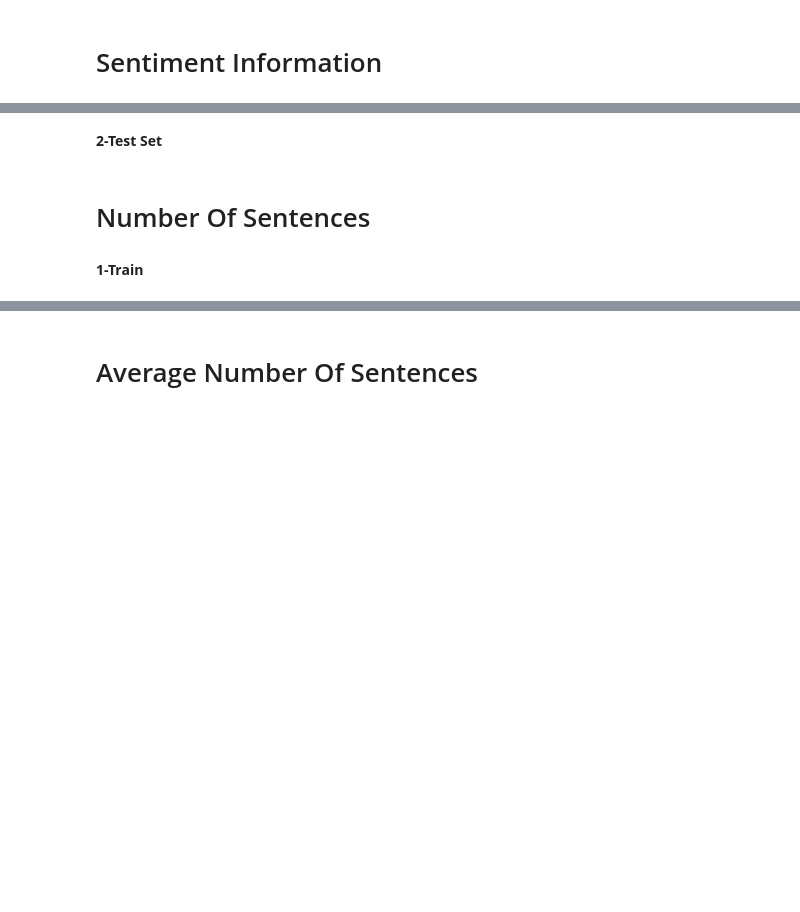
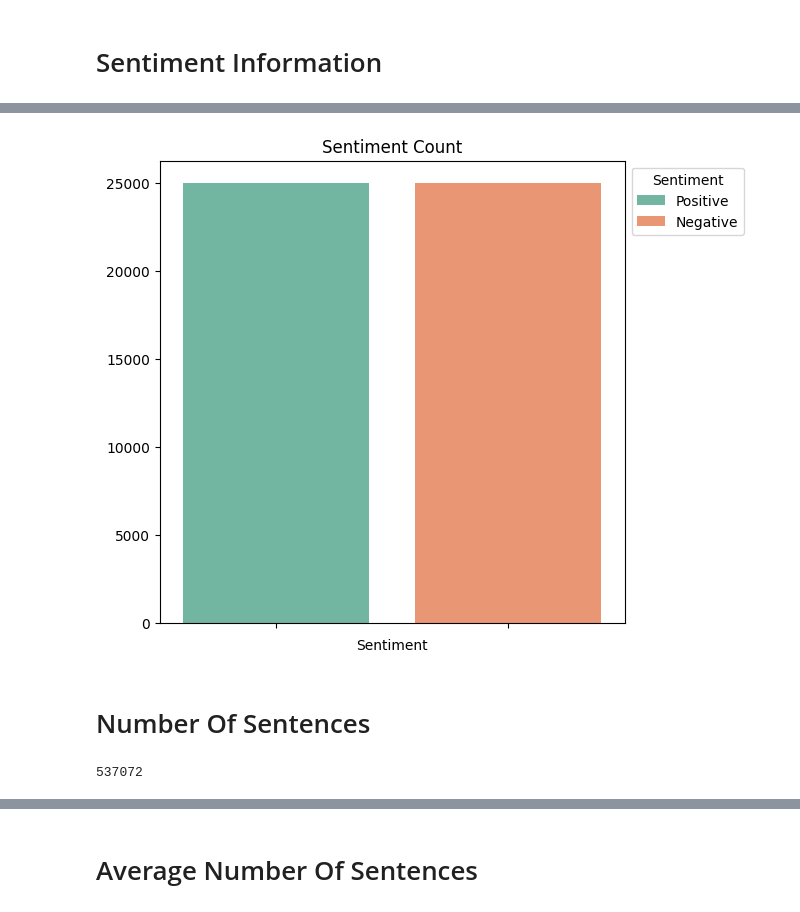
Before and after one commit to Osamah-Anmar-Sami/Sentiment-Analysis, a Jupyter notebook: English Sentiment Analysis/English Sentiment Analysis.ipynb, the cells around one changed output, grey strips where cells are left out. Cells and saved outputs as stored; diff of their text form; code cells hidden in the pictures; blank space fills up the shorter version.

```diff
--- a/English Sentiment Analysis/English Sentiment Analysis.ipynb
+++ b/English Sentiment Analysis/English Sentiment Analysis.ipynb
@@ -80,4 +96,4 @@ sentiment_percentage(Train, 'Sentiment', (6, 6))
 # %%
-sentiment_counts(Train, 'Sentiment', (6, 6))
+sentiment_counts(Corpus, 'Sentiment', (6, 6))
+# %% [output]
+[figure, added]
-# %% [markdown]
-**2-Test Set**
@@ -88,7 +100,8 @@ sentiment_counts(Test, 'Sentiment', (6, 6))
 # %% [markdown]
 # Number Of Sentences
-# %% [markdown]
-**1-Train**
 # %%
-Train['NumberOfSentences'] = Train['Review'].apply(lambda n:len(sent_tokenize(n)))
-Train.drop(Train[Train["NumberOfSentences"] == 0].index, inplace = True)
+Corpus['NumberOfSentences'] = Corpus['Review'].apply(lambda n:len(sent_tokenize(n)))
+Corpus.drop(Corpus[Corpus["NumberOfSentences"] == 0].index, inplace = True)
+Corpus['NumberOfSentences'].sum()
+# %% [output]
+537072
```
Also changed, not shown: parts of 196 cells of this notebook.
